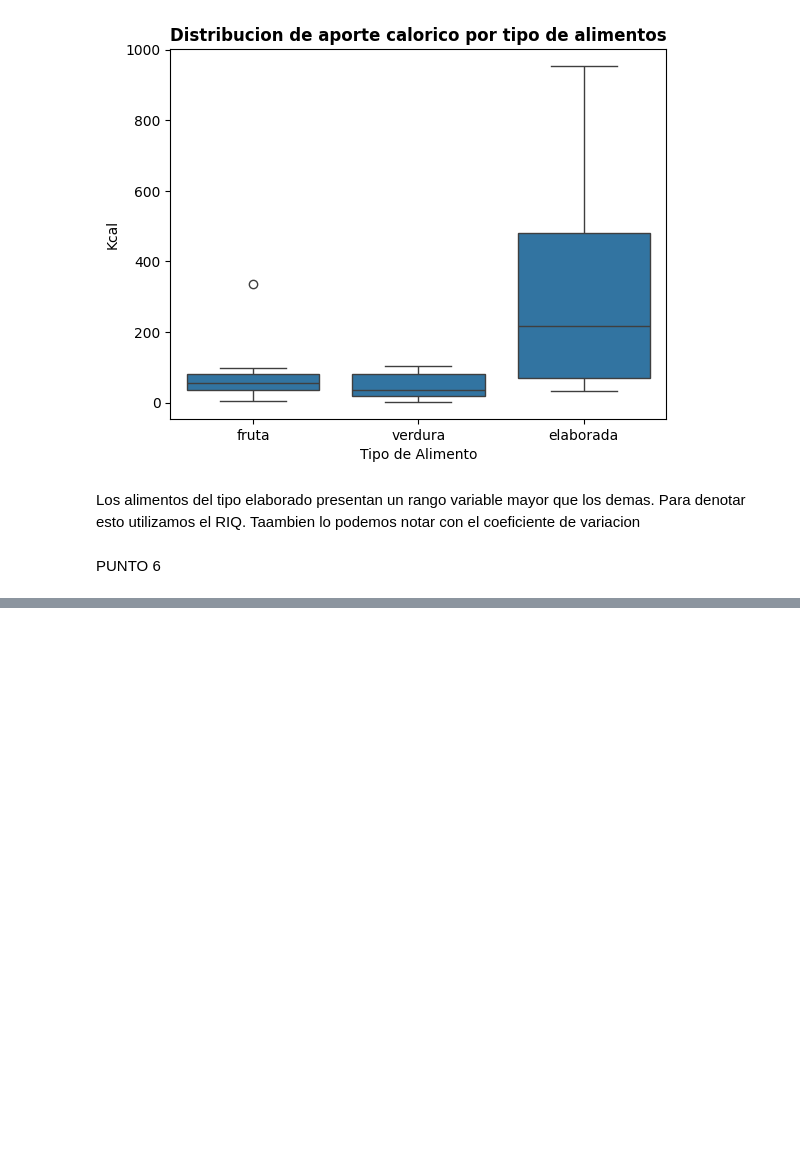
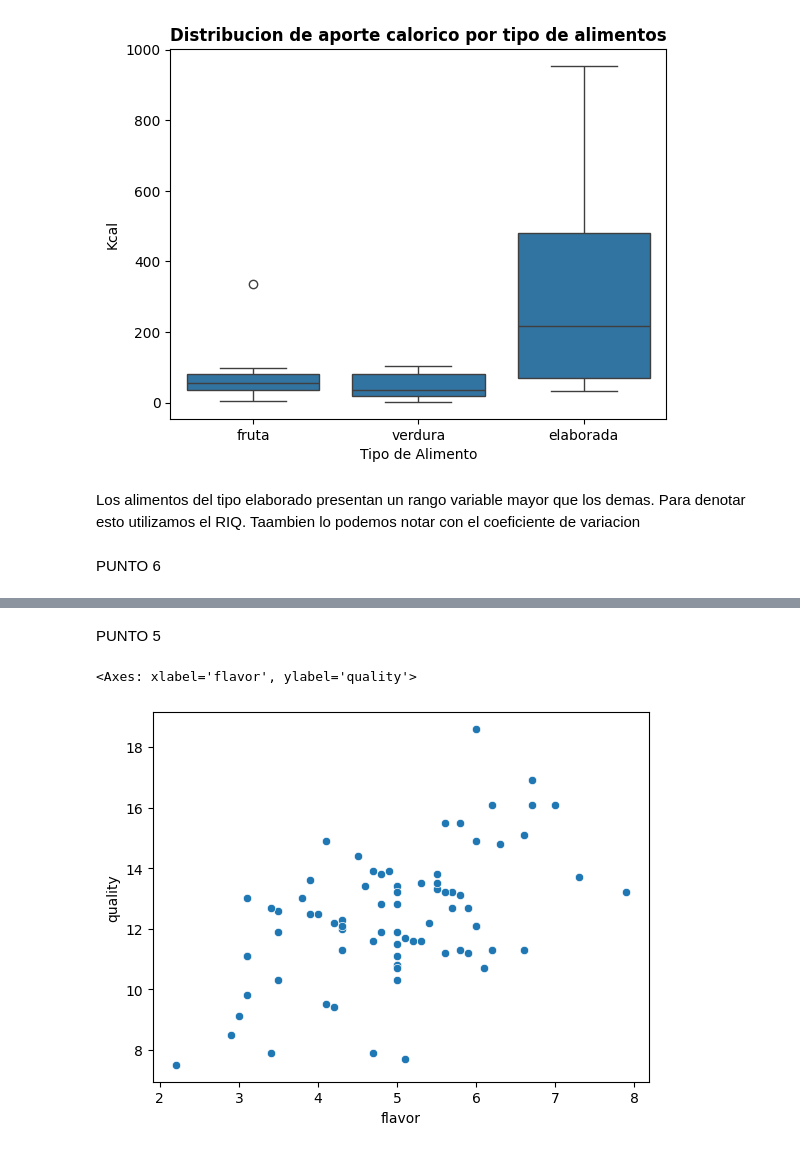
Before and after one commit to winttita/TUIA, a Jupyter notebook: Segundo/Fundamento de Ciencia de Datos/U3 - Medidas de Resumen/practica3.ipynb, the cells around one changed output, grey strips where cells are left out. Saved outputs shown, nothing was run; the diff lists cells and outputs as text; code cells hidden in the pictures; blank space fills up the shorter version.

```diff
--- a/Segundo/Fundamento de Ciencia de Datos/U3 - Medidas de Resumen/practica3.ipynb
+++ b/Segundo/Fundamento de Ciencia de Datos/U3 - Medidas de Resumen/practica3.ipynb
@@ -125,0 +130,18 @@ PUNTO 6
+# %%
+quality = pd.read_excel("datasets/wine_quality.xlsx", header=2)
+aging = pd.read_csv("datasets/wine_aging.csv", sep=';')
+
+#quality.info()
+#aging.info()
+
+# Limpieza y adecuacion
+aging['aging'] = aging['aging'].str.replace({'Reserva' : 'reserva', 'granreserva' : 'gran reserva'})
+aging.rename(columns= {'WINE_id':'id'}, inplace=True)
+#aging['aging'].unique()
+
+quality['quality'] = quality['quality'].str.replace({';' : '.'})
+quality['quality'] = quality['quality'].astype(float)
+#quality.head(15)
+# %%
+# Fusionamos datasets para mayor comodidad
+vinos = pd.merge(aging, quality, on='id')
@@ -125,0 +180,8 @@ PUNTO 6
+# %% [markdown]
+PUNTO 5
+# %%
+# Elejimos las dos variables que tienen la relacion mas fuerte (flavor, quality. Con una relacion de 0.518770)
+sns.scatterplot(x='flavor', y='quality', data=vinos)
+# %% [output]
+<Axes: xlabel='flavor', ylabel='quality'>
+[figure, added]
```
Also changed, not shown: parts of 8 cells of this notebook, 1 other file.
